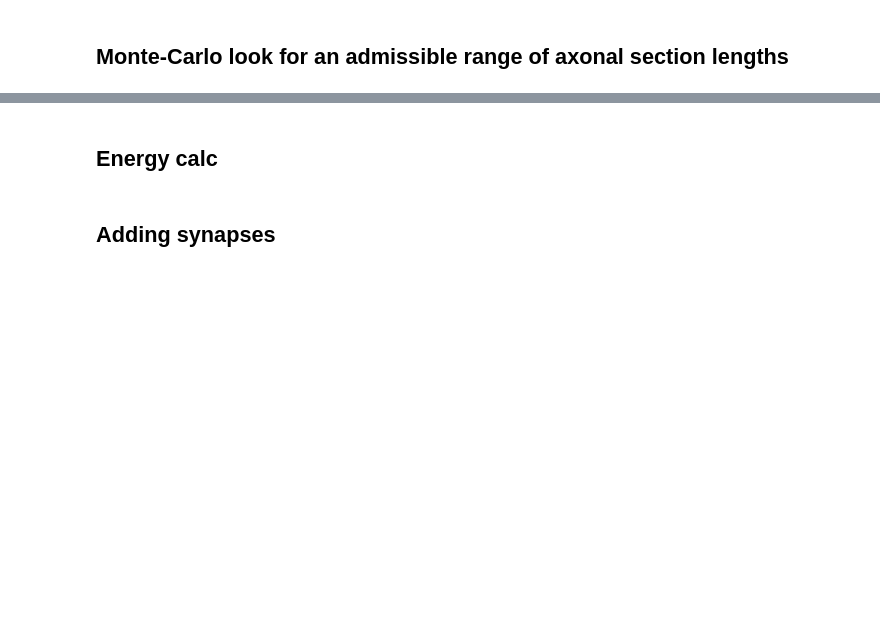
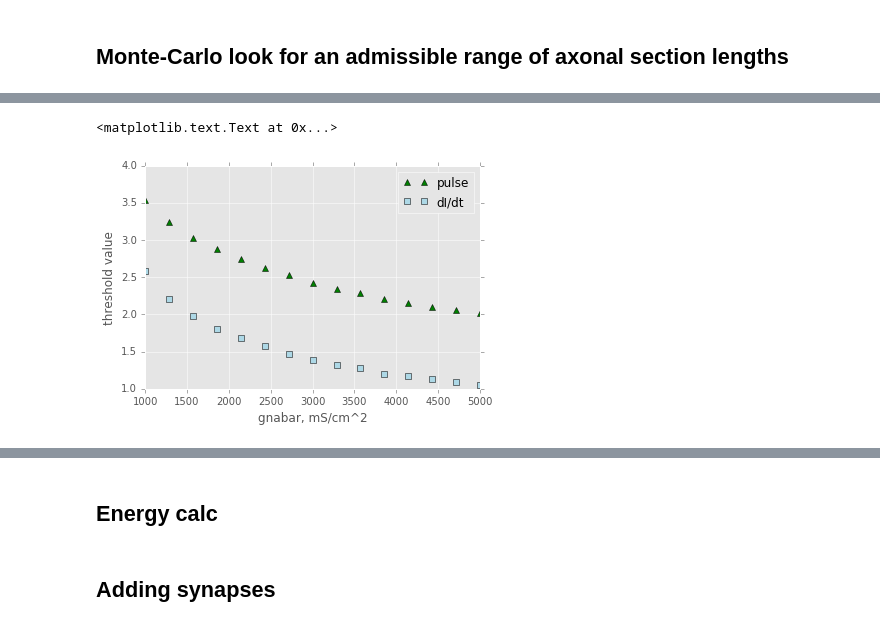
Before and after one commit to abrazhe/OC2, a Jupyter notebook: Spencer-energy.ipynb, the cells around one changed output, grey strips where cells are left out. Drawn from its saved outputs; the diff is of its cells as text; code cells hidden in the pictures; blank space fills up the shorter version.

```diff
--- a/Spencer-energy.ipynb
+++ b/Spencer-energy.ipynb
@@ -406,19 +418,20 @@ import sys
 
 def estimate_thresholds(params):
     acc = []
-    coef = 2
+    coef = 1.5
     for k,p in enumerate(params):
         #print 'set :', k, 'ax_init:', p['ax_init_L'], 'ax_pass:', p['ax_passive_L']
         report =  '\rset #{}: ax_init: {:2.1f}, ax_pass: {:2.1f}, pth.: {:2.1f} nA, \
 rth.: {:2.1f} nA/ms, amp: {:2.1f} mV'
         oc = OctopusCell(Ndendseg=15,**p)
         th1,vsp = find_threshold(oc, array([1, 6]))
-        th2 = find_threshold(oc, array([0.5,10.]),
-                             setter=lambda c,rate: setup_ramp_stim(c,rate,Imax=coef*th1))[0]
+        th2 = find_threshold(oc, array([0.5,10.]), setter=lambda c,rate: setup_ramp_stim(c,rate,Imax=coef*th1))[0]
 
         sys.stderr.write(report.format(k+1, p['ax_init_L'], p['ax_passive_L'], th1, th2, vsp))
         acc.append((th1, th2, vsp))
+        oc.delete()
         oc = None
+        #h('forall delete_section()')
     return array(acc)
 # %%
 def mc_search_parameter_space(Niter=10, Nprime=50,  Next=6, Nbest=3,
@@ -462,0 +501,9 @@ def mc_search_parameter_space(Niter=10, Nprime=50,  Next=6, Nbest=3,
+# %%
+%%time
+
+
+gnabars = linspace(1000,5000,15)
+
+
+psets = [{'ax_init_L':10, 'ax_passive_L':35, 'ax_gbar_na':g, 'ax_gbar_Ikl':5.0} for g in gnabars]
+thresholds = estimate_thresholds(psets)
@@ -462,0 +515,9 @@ def mc_search_parameter_space(Niter=10, Nprime=50,  Next=6, Nbest=3,
+# %%
+plot(gnabars, [t[0] for t in thresholds], '^',color='green', label='pulse')
+plot(gnabars, [t[1] for t in thresholds], 's',color='lightblue',label='dI/dt')
+legend()
+xlabel('gnabar, mS/cm^2')
+ylabel('threshold value')
+# %% [output]
+<matplotlib.text.Text at 0x...>
+[figure, added]
```
Also changed, not shown: parts of 58 cells of this notebook, 1 other file.
